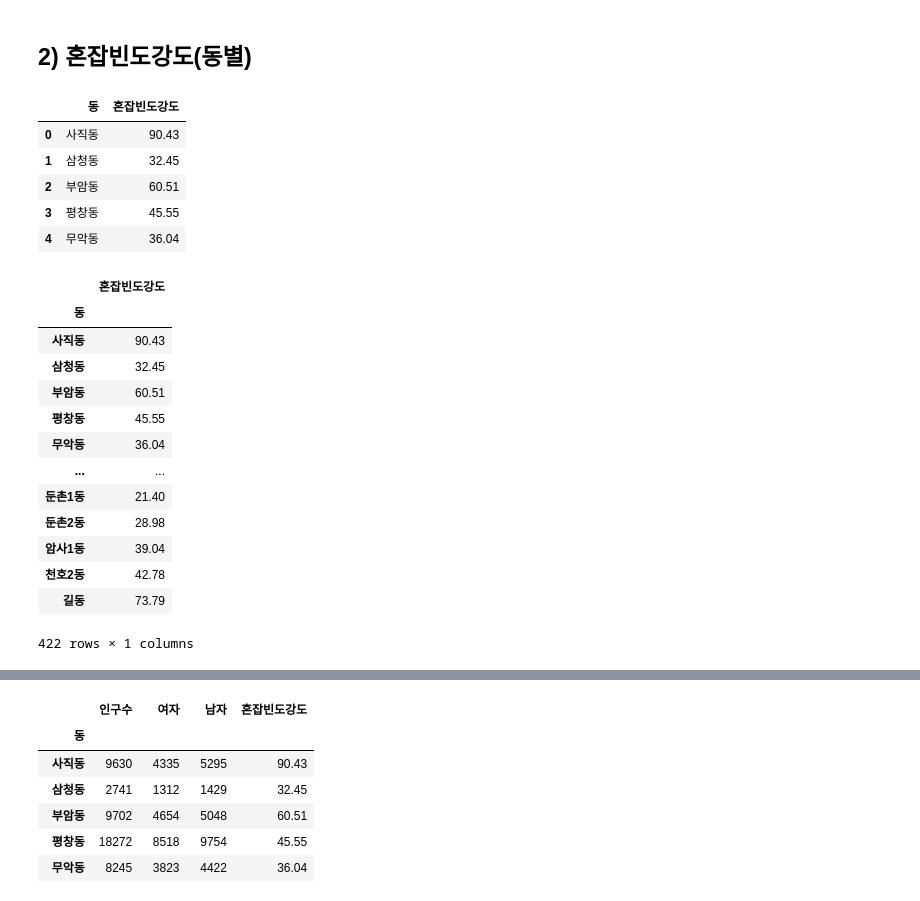
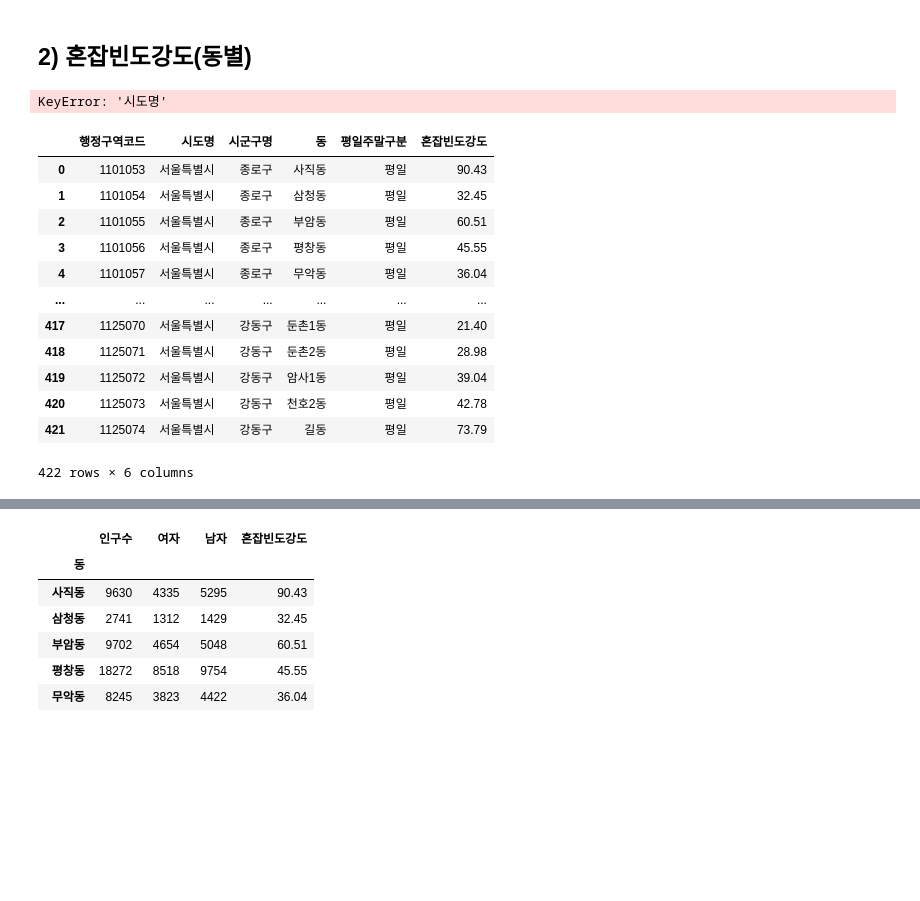
Before and after one commit to suhyun-jeong/Data_Project, a Jupyter notebook: 4. 도로.ipynb, the cells around one changed output, grey strips where cells are left out. Saved outputs shown, nothing was run; the diff lists cells and outputs as text; code cells hidden in the pictures; blank space fills up the shorter version.

```diff
--- a/4. 도로.ipynb
+++ b/4. 도로.ipynb
@@ -73,16 +80,26 @@ traffic_jam.head()
 ## 2) 혼잡빈도강도(동별)
 # %%
 traffic_jam = traffic_jam[traffic_jam["시도명"] == "서울특별시"]
+traffic_jam
+# %% [output]
+KeyError: '시도명'
 # %%
 traffic_jam.drop(["행정구역코드", "시도명", "평일주말구분","시군구명"], axis=1,inplace=True)
 # %%
 traffic_jam = traffic_jam.rename({"읍면동명":"동"}, axis="columns")
-traffic_jam.head()
+traffic_jam
 # %% [output]
-|  | 동 | 혼잡빈도강도 |
-| 0 | 사직동 | 90.43 |
-| 1 | 삼청동 | 32.45 |
-| 2 | 부암동 | 60.51 |
-| 3 | 평창동 | 45.55 |
-| 4 | 무악동 | 36.04 |
+|  | 행정구역코드 | 시도명 | 시군구명 | 동 | 평일주말구분 | 혼잡빈도강도 |
+| 0 | 1101053 | 서울특별시 | 종로구 | 사직동 | 평일 | 90.43 |
+| 1 | 1101054 | 서울특별시 | 종로구 | 삼청동 | 평일 | 32.45 |
+| 2 | 1101055 | 서울특별시 | 종로구 | 부암동 | 평일 | 60.51 |
+| 3 | 1101056 | 서울특별시 | 종로구 | 평창동 | 평일 | 45.55 |
+| 4 | 1101057 | 서울특별시 | 종로구 | 무악동 | 평일 | 36.04 |
+| ... | ... | ... | ... | ... | ... | ... |
+| 417 | 1125070 | 서울특별시 | 강동구 | 둔촌1동 | 평일 | 21.40 |
+| 418 | 1125071 | 서울특별시 | 강동구 | 둔촌2동 | 평일 | 28.98 |
+| 419 | 1125072 | 서울특별시 | 강동구 | 암사1동 | 평일 | 39.04 |
+| 420 | 1125073 | 서울특별시 | 강동구 | 천호2동 | 평일 | 42.78 |
+| 421 | 1125074 | 서울특별시 | 강동구 | 길동 | 평일 | 73.79 |
+422 rows × 6 columns
 # %%
@@ -90,17 +107,2 @@ traffic_jam=traffic_jam.set_index("동")
 # %%
-traffic_jam
+traffic_jam.drop(["행정구역코드", "시도명", "평일주말구분"], axis=1,inplace=True)
-# %% [output]
-|  | 혼잡빈도강도 |
-| 동 |  |
-| 사직동 | 90.43 |
-| 삼청동 | 32.45 |
-| 부암동 | 60.51 |
-| 평창동 | 45.55 |
-| 무악동 | 36.04 |
-| ... | ... |
-| 둔촌1동 | 21.40 |
-| 둔촌2동 | 28.98 |
-| 암사1동 | 39.04 |
-| 천호2동 | 42.78 |
-| 길동 | 73.79 |
-422 rows × 1 columns
```
Also changed, not shown: parts of 20 cells of this notebook, 5 other files.
